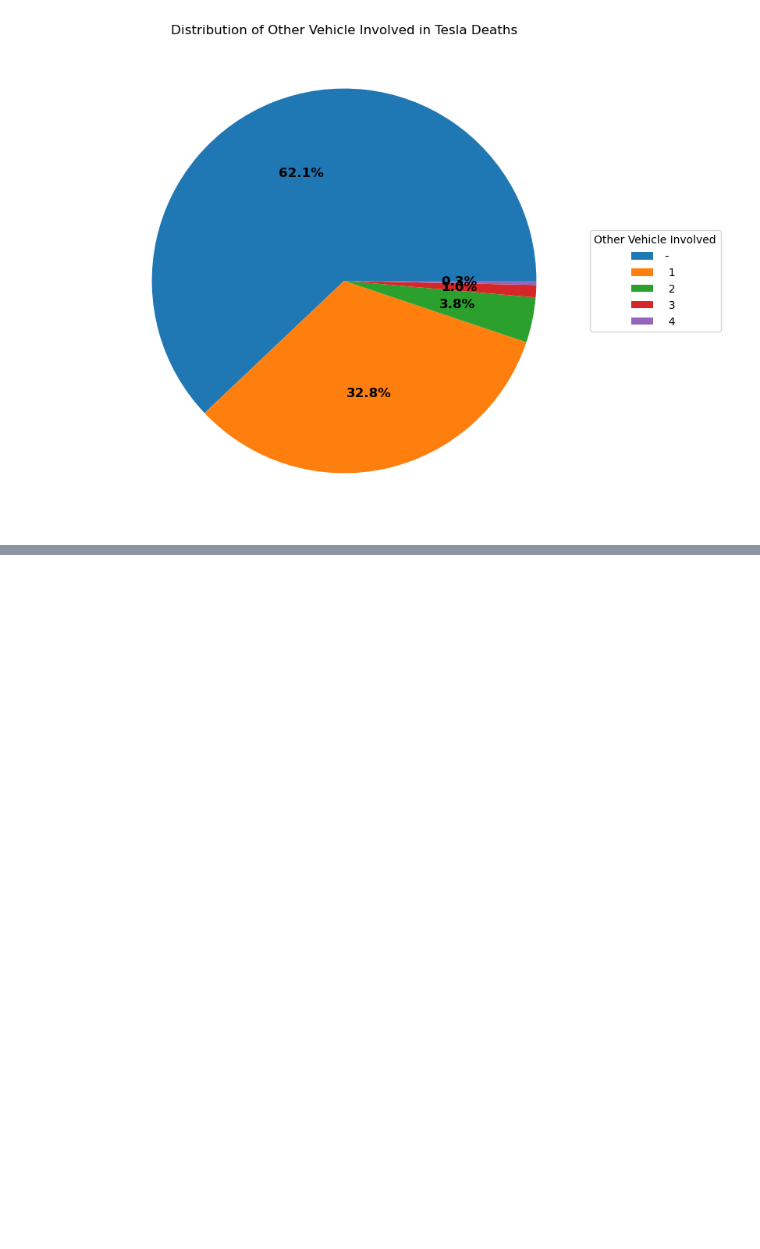
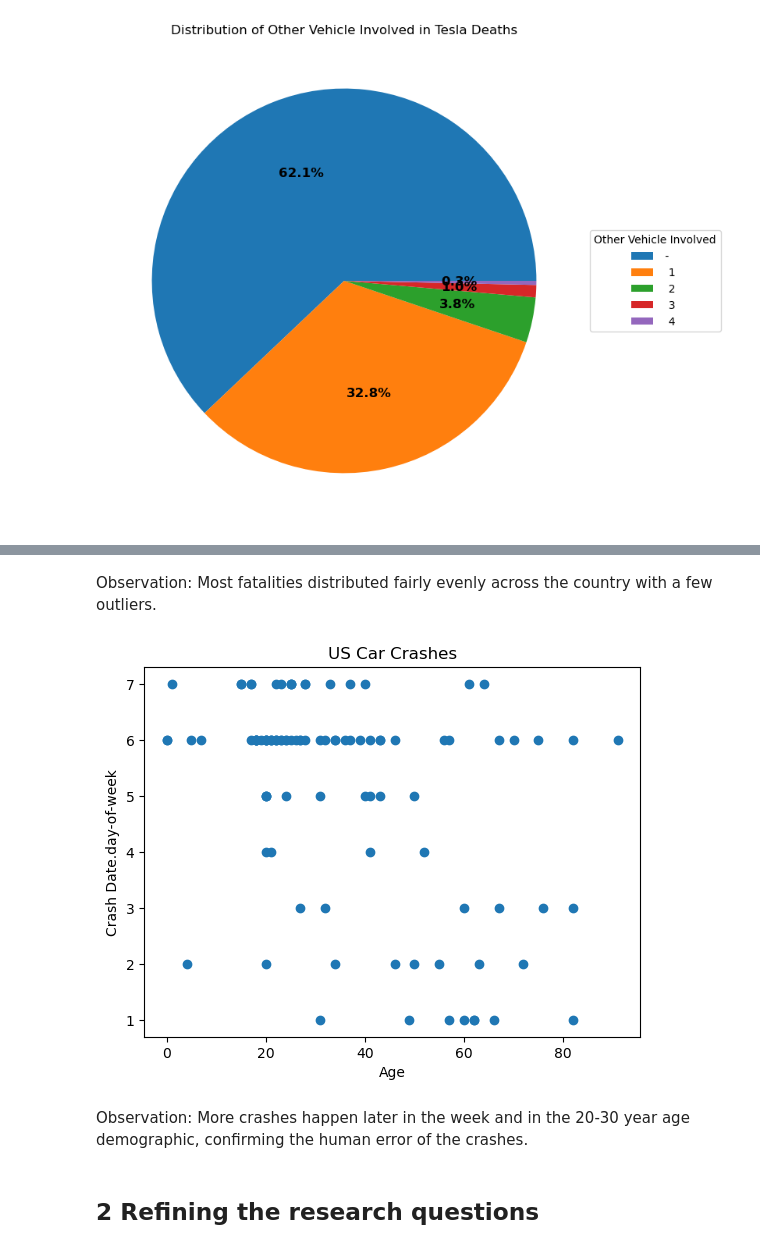
Before and after one commit to ubco-W2022T2-data301/project-group-group13, a Jupyter notebook: analysis/analysis2.ipynb, the cells around one changed output, grey strips where cells are left out. Saved outputs shown, nothing was run; the diff lists cells and outputs as text; code cells hidden in the pictures; blank space fills up the shorter version.

```diff
--- a/analysis/analysis2.ipynb
+++ b/analysis/analysis2.ipynb
@@ -177,0 +204,20 @@ plt.show()
+# %% [markdown]
+Observation: Most fatalities distributed fairly evenly across the country with a few outliers.
+# %%
+import pandas as pd
+import matplotlib.pyplot as plt
+
+dataset2 = pd.read_csv("../data/raw/US_car_crashes.csv")
+dataset2_subset = dataset2.iloc[:100,:]
+
+plt.scatter(dataset2_subset['Age'], dataset2_subset['Crash Date.day-of-week'])
+plt.xlabel('Age')
+plt.ylabel('Crash Date.day-of-week')
+plt.title('US Car Crashes')
+plt.show()
+# %% [output]
+[figure, added]
+# %% [markdown]
+Observation: More crashes happen later in the week and in the 20-30 year age demographic, confirming the human error of the crashes.
+# %% [markdown]
+## 2 Refining the research questions
```
Also changed, not shown: parts of 8 cells of this notebook.
